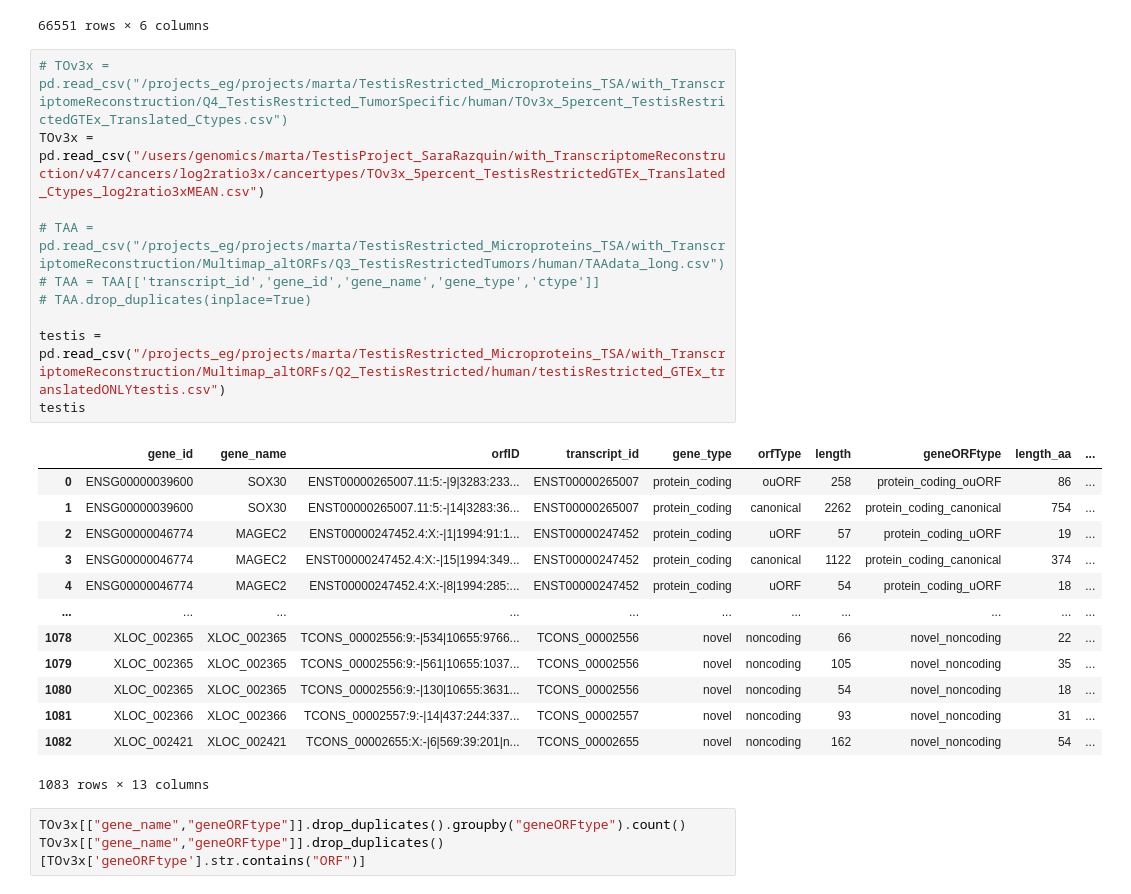
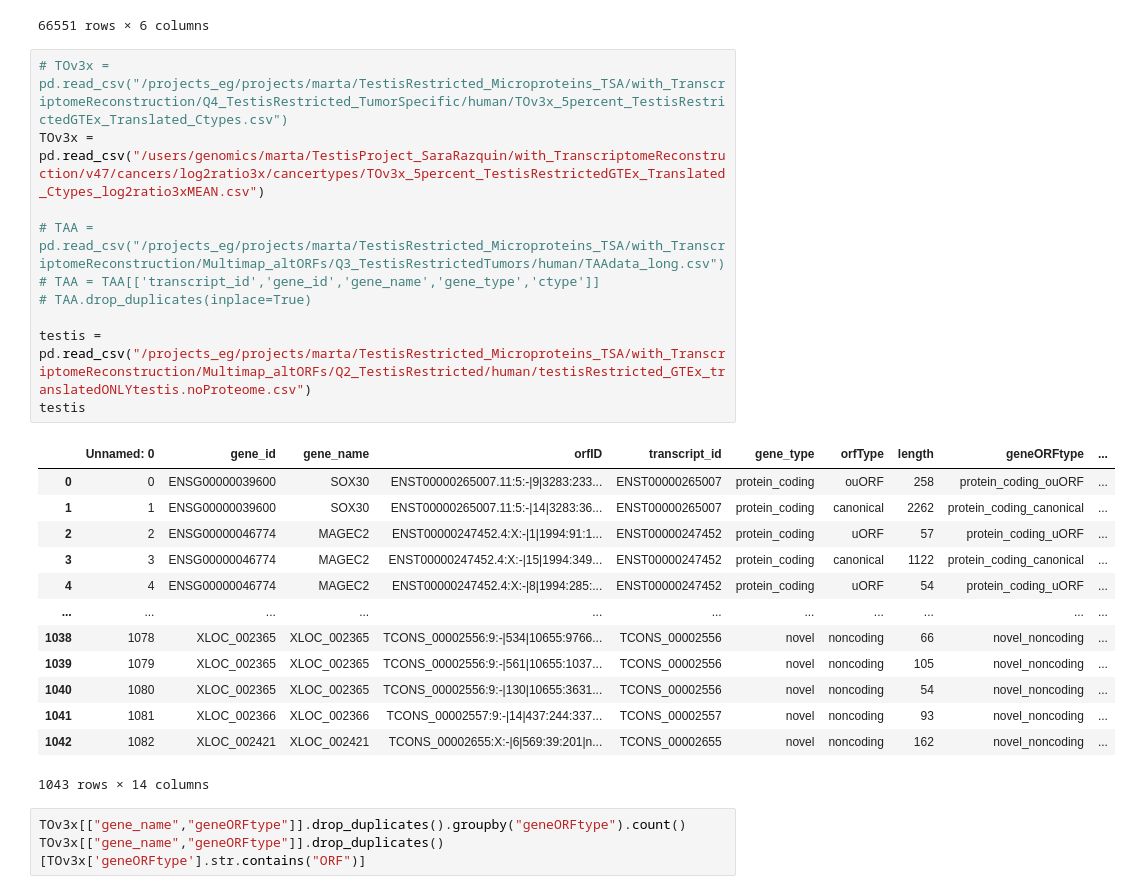
Before and after one commit to MartaEspinosa/TestisRestricted_MP, a Jupyter notebook: TSTR_Pipeline/8_immunopeptidomics_altORFs.ipynb, the cells around one changed output. Saved outputs shown, nothing was run; the diff lists cells and outputs as text.

```diff
--- a/TSTR_Pipeline/8_immunopeptidomics_altORFs.ipynb
+++ b/TSTR_Pipeline/8_immunopeptidomics_altORFs.ipynb
@@ -25,27 +25,27 @@ annot
 # %%
 # TOv3x = pd.read_csv("/projects_eg/projects/marta/TestisRestricted_Microproteins_TSA/with_TranscriptomeReconstruction/Q4_TestisRestricted_TumorSpecific/human/TOv3x_5percent_TestisRestrictedGTEx_Translated_Ctypes.csv")
 TOv3x = pd.read_csv("/users/genomics/marta/TestisProject_SaraRazquin/with_TranscriptomeReconstruction/v47/cancers/log2ratio3x/cancertypes/TOv3x_5percent_TestisRestrictedGTEx_Translated_Ctypes_log2ratio3xMEAN.csv")
 
 # TAA = pd.read_csv("/projects_eg/projects/marta/TestisRestricted_Microproteins_TSA/with_TranscriptomeReconstruction/Multimap_altORFs/Q3_TestisRestrictedTumors/human/TAAdata_long.csv")
 # TAA = TAA[['transcript_id','gene_id','gene_name','gene_type','ctype']]
 # TAA.drop_duplicates(inplace=True)
 
-testis = pd.read_csv("/projects_eg/projects/marta/TestisRestricted_Microproteins_TSA/with_TranscriptomeReconstruction/Multimap_altORFs/Q2_TestisRestricted/human/testisRestricted_GTEx_translatedONLYtestis.csv")
+testis = pd.read_csv("/projects_eg/projects/marta/TestisRestricted_Microproteins_TSA/with_TranscriptomeReconstruction/Multimap_altORFs/Q2_TestisRestricted/human/testisRestricted_GTEx_translatedONLYtestis.noProteome.csv")
 testis
 # %% [output]
-|  | gene_id | gene_name | orfID | transcript_id | gene_type | orfType | length | geneORFtype | length_aa | ... |
-| 0 | ENSG00000039600 | SOX30 | ENST00000265007.11:5:-|9|3283:233... | ENST00000265007 | protein_coding | ouORF | 258 | protein_coding_ouORF | 86 | ... |
-| 1 | ENSG00000039600 | SOX30 | ENST00000265007.11:5:-|14|3283:36... | ENST00000265007 | protein_coding | canonical | 2262 | protein_coding_canonical | 754 | ... |
-| 2 | ENSG00000046774 | MAGEC2 | ENST00000247452.4:X:-|1|1994:91:1... | ENST00000247452 | protein_coding | uORF | 57 | protein_coding_uORF | 19 | ... |
-| 3 | ENSG00000046774 | MAGEC2 | ENST00000247452.4:X:-|15|1994:349... | ENST00000247452 | protein_coding | canonical | 1122 | protein_coding_canonical | 374 | ... |
-| 4 | ENSG00000046774 | MAGEC2 | ENST00000247452.4:X:-|8|1994:285:... | ENST00000247452 | protein_coding | uORF | 54 | protein_coding_uORF | 18 | ... |
+|  | Unnamed: 0 | gene_id | gene_name | orfID | transcript_id | gene_type | orfType | length | geneORFtype | ... |
+| 0 | 0 | ENSG00000039600 | SOX30 | ENST00000265007.11:5:-|9|3283:233... | ENST00000265007 | protein_coding | ouORF | 258 | protein_coding_ouORF | ... |
+| 1 | 1 | ENSG00000039600 | SOX30 | ENST00000265007.11:5:-|14|3283:36... | ENST00000265007 | protein_coding | canonical | 2262 | protein_coding_canonical | ... |
+| 2 | 2 | ENSG00000046774 | MAGEC2 | ENST00000247452.4:X:-|1|1994:91:1... | ENST00000247452 | protein_coding | uORF | 57 | protein_coding_uORF | ... |
+| 3 | 3 | ENSG00000046774 | MAGEC2 | ENST00000247452.4:X:-|15|1994:349... | ENST00000247452 | protein_coding | canonical | 1122 | protein_coding_canonical | ... |
+| 4 | 4 | ENSG00000046774 | MAGEC2 | ENST00000247452.4:X:-|8|1994:285:... | ENST00000247452 | protein_coding | uORF | 54 | protein_coding_uORF | ... |
 | ... | ... | ... | ... | ... | ... | ... | ... | ... | ... | ... |
-| 1078 | XLOC_002365 | XLOC_002365 | TCONS_00002556:9:-|534|10655:9766... | TCONS_00002556 | novel | noncoding | 66 | novel_noncoding | 22 | ... |
-| 1079 | XLOC_002365 | XLOC_002365 | TCONS_00002556:9:-|561|10655:1037... | TCONS_00002556 | novel | noncoding | 105 | novel_noncoding | 35 | ... |
-| 1080 | XLOC_002365 | XLOC_002365 | TCONS_00002556:9:-|130|10655:3631... | TCONS_00002556 | novel | noncoding | 54 | novel_noncoding | 18 | ... |
-| 1081 | XLOC_002366 | XLOC_002366 | TCONS_00002557:9:-|14|437:244:337... | TCONS_00002557 | novel | noncoding | 93 | novel_noncoding | 31 | ... |
-| 1082 | XLOC_002421 | XLOC_002421 | TCONS_00002655:X:-|6|569:39:201|n... | TCONS_00002655 | novel | noncoding | 162 | novel_noncoding | 54 | ... |
+| 1038 | 1078 | XLOC_002365 | XLOC_002365 | TCONS_00002556:9:-|534|10655:9766... | TCONS_00002556 | novel | noncoding | 66 | novel_noncoding | ... |
+| 1039 | 1079 | XLOC_002365 | XLOC_002365 | TCONS_00002556:9:-|561|10655:1037... | TCONS_00002556 | novel | noncoding | 105 | novel_noncoding | ... |
+| 1040 | 1080 | XLOC_002365 | XLOC_002365 | TCONS_00002556:9:-|130|10655:3631... | TCONS_00002556 | novel | noncoding | 54 | novel_noncoding | ... |
+| 1041 | 1081 | XLOC_002366 | XLOC_002366 | TCONS_00002557:9:-|14|437:244:337... | TCONS_00002557 | novel | noncoding | 93 | novel_noncoding | ... |
+| 1042 | 1082 | XLOC_002421 | XLOC_002421 | TCONS_00002655:X:-|6|569:39:201|n... | TCONS_00002655 | novel | noncoding | 162 | novel_noncoding | ... |
-1083 rows × 13 columns
+1043 rows × 14 columns
 # %%
 TOv3x[["gene_name","geneORFtype"]].drop_duplicates().groupby("geneORFtype").count()
 TOv3x[["gene_name","geneORFtype"]].drop_duplicates()[TOv3x['geneORFtype'].str.contains("ORF")]
```
Also changed, not shown: parts of 3 cells of this notebook, 5 other files.
